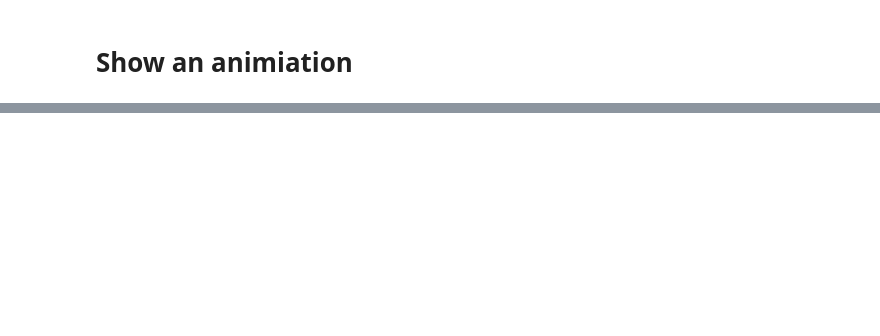
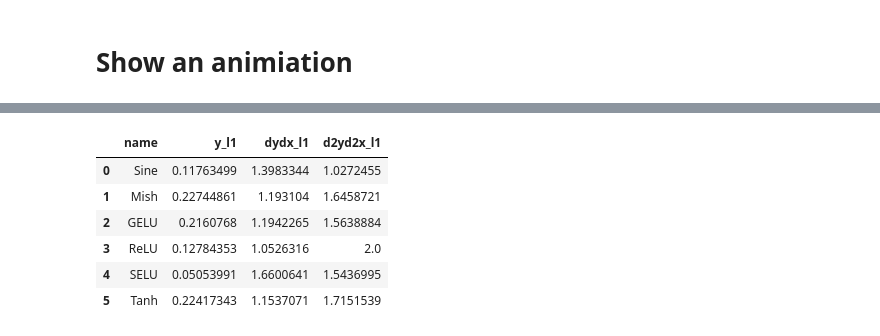
Before and after one commit to garland3/fictional-guide-ml, a Jupyter notebook: scratch/3_gradient_dydx/working2.ipynb, the cells around one changed output, grey strips where cells are left out. Saved outputs shown, nothing was run; the diff lists cells and outputs as text; code cells hidden in the pictures; blank space fills up the shorter version.

```diff
--- a/scratch/3_gradient_dydx/working2.ipynb
+++ b/scratch/3_gradient_dydx/working2.ipynb
@@ -304,0 +325,36 @@ plt.legend()
+# %%
+x = torch.linspace(-1,1,20)
+ep = torch.rand_like(x)*0.1
+y = x**2 - 0.5
+# %%
+xb,yb = [make_batch(z) for z in [x,y]]
+# %%
+analytical_dydx = 2*xb
+analytical_dy2dx2 = 0*xb+2
+results_list = []
+def to_np(x): return x.detach().numpy()
+for fn in [Sine, Mish, nn.GELU, nn.ReLU, nn.SELU, nn.Tanh]:
+    mlp = make_mlp(act = fn )
+    xb.requires_grad = True
+    for i in range(100):
+        yprime_out = do_step(mlp,xb,yb,lr = 1e-1)
+    yprime = mlp(xb)
+    dydx = torch.autograd.grad(yprime.sum(), xb, create_graph=True )[0]
+    d2yd2x = torch.autograd.grad(dydx.sum(), xb, create_graph=True )[0]
+    y1_l1 = F.l1_loss(yprime, yb)
+    dydx_l1 = F.l1_loss(analytical_dydx, d2yd2x)
+    d2yd2x_l1 = F.l1_loss(analytical_dy2dx2,d2yd2x )
+    result = model_results(fn.__name__, to_np(y1_l1), to_np(dydx_l1), to_np(d2yd2x_l1) )
+    results_list.append(result)
+# %%
+df = CreateDFWithAttBasedOnObjs(results_list, ['name','y_l1','dydx_l1','d2yd2x_l1'])
+# %%
+df
+# %% [output]
+|  | name | y_l1 | dydx_l1 | d2yd2x_l1 |
+| 0 | Sine | 0.11763499 | 1.3983344 | 1.0272455 |
+| 1 | Mish | 0.22744861 | 1.193104 | 1.6458721 |
+| 2 | GELU | 0.2160768 | 1.1942265 | 1.5638884 |
+| 3 | ReLU | 0.12784353 | 1.0526316 | 2.0 |
+| 4 | SELU | 0.05053991 | 1.6600641 | 1.5436995 |
+| 5 | Tanh | 0.22417343 | 1.1537071 | 1.7151539 |
```
Also changed, not shown: parts of 21 cells of this notebook, 11 other files.
